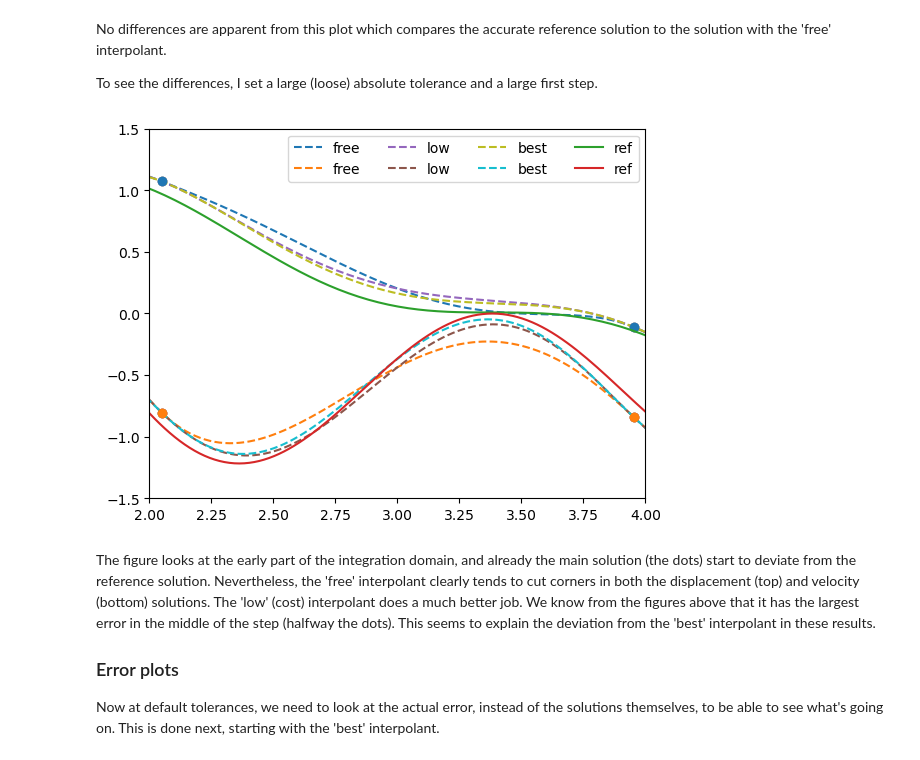
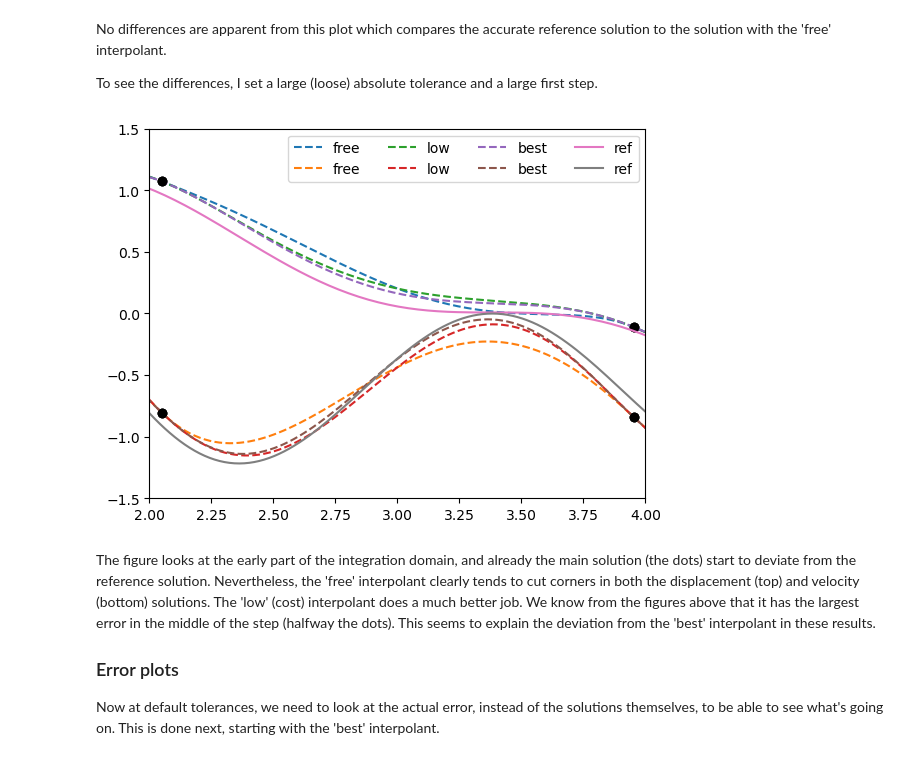
Before and after one commit to WRKampi/extensisq, a Jupyter notebook: docs/Demo_BS5.ipynb, the cells around one changed output. Cells and saved outputs as stored; diff of their text form; code cells hidden in the pictures.

```diff
--- a/docs/Demo_BS5.ipynb
+++ b/docs/Demo_BS5.ipynb
@@ -170,19 +170,19 @@ To see the differences, I set a large (loose) absolute tolerance and a large fir
 # %%
 
 interpolants = ["free", "low", "best"]
 for interpolant in interpolants:
     sol = solve_ivp(**problem, method=BS5, dense_output=True,
                     interpolant=interpolant, atol=0.022, first_step=2.05)
     plt.plot(t_fine, sol.sol(t_fine).T, '--', label=interpolant)
-    plt.plot(sol.t, sol.y.T, 'o')
+    plt.plot(sol.t, sol.y.T, 'ok')
 plt.plot(t_fine, sol_ref.sol(t_fine).T, label="ref")
 
 plt.xlim((2, 4))
 plt.ylim((-1.5, 1.5))
 plt.legend(ncol=4)
 plt.show()
 # %% [output]
-[figure, old version]
+[figure, new version]
 # %% [markdown]
 The figure looks at the early part of the integration domain, and already the main solution (the dots) start to deviate from the reference solution. Nevertheless, the 'free' interpolant clearly tends to cut corners in both the displacement (top) and velocity (bottom) solutions. The 'low' (cost) interpolant does a much better job. We know from the figures above that it has the largest error in the middle of the step (halfway the dots). This seems to explain the deviation from the 'best' interpolant in these results.
 
```
Also changed, not shown: parts of 1 cell of this notebook.
